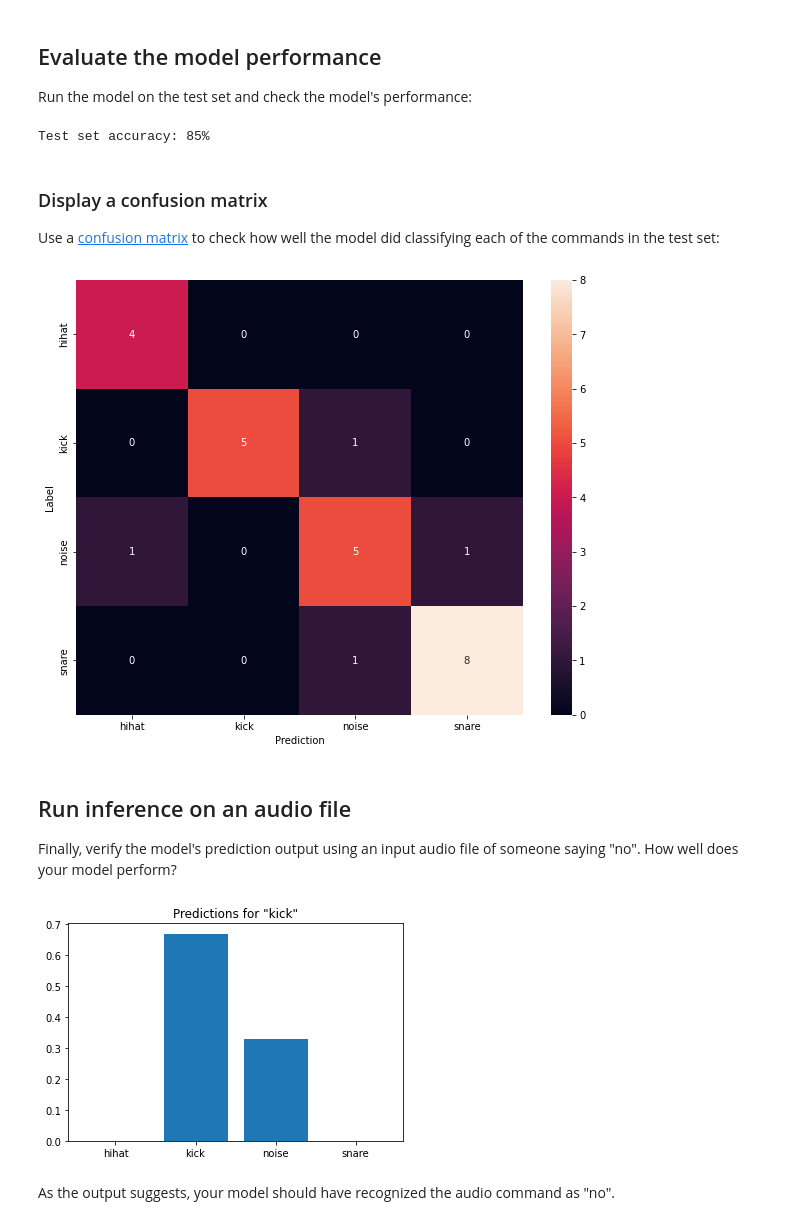
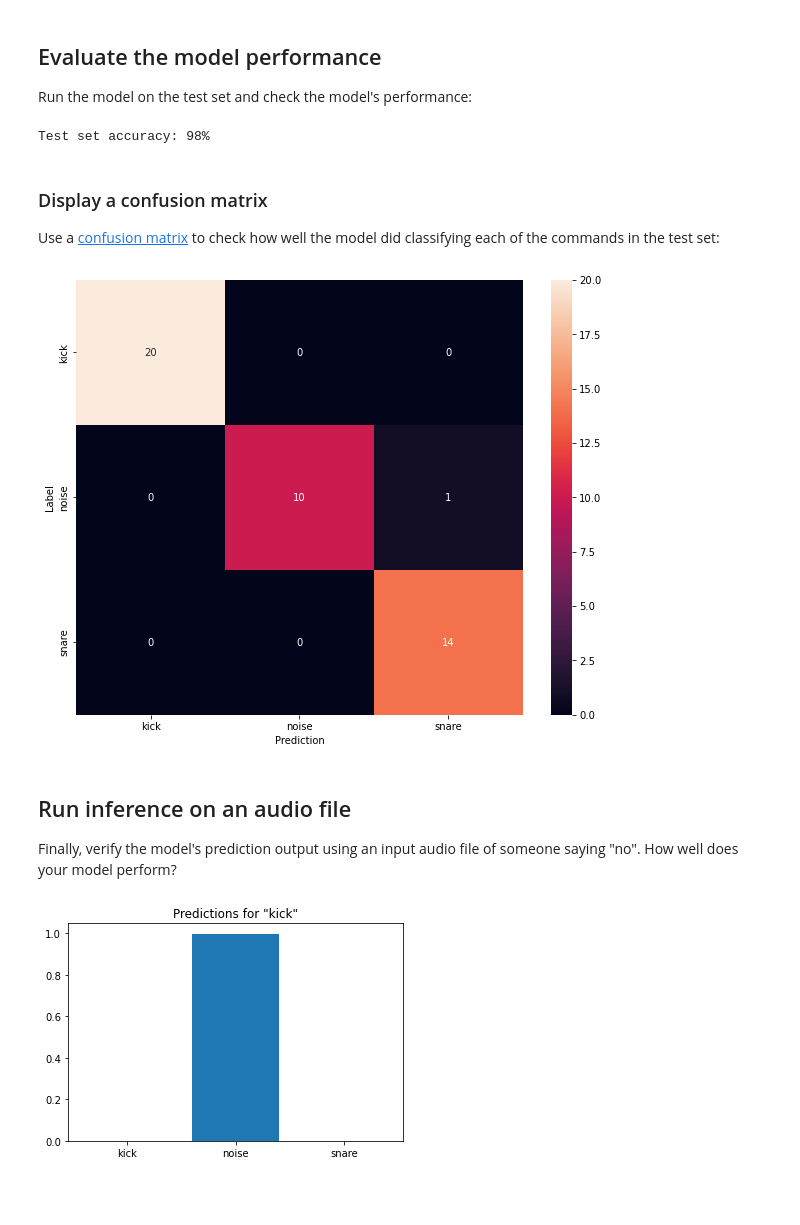
Before and after one commit to RafaSRibeiro/WaveDetect, a Jupyter notebook: jupyter/work/simple_audio.ipynb, the cells around one changed output. Cells and saved outputs as stored; diff of their text form; code cells hidden in the pictures; blank space fills up the shorter version.

Commit message:
Ajustes de modelo Ajustes em commandos

```diff
--- a/jupyter/work/simple_audio.ipynb
+++ b/jupyter/work/simple_audio.ipynb
@@ -95,9 +83,9 @@ To enable them in other operations, rebuild TensorFlow with the appropriate comp
 # %% [markdown]
 Split `filenames` into training, validation and test sets using a 80:10:10 ratio, respectively:
 # %%
-train_files = filenames[:217]
-val_files = filenames[218: 245]
-test_files = filenames[246:272]
+train_files = filenames[:368]
+val_files = filenames[369: 415]
+test_files = filenames[416:461]
 
 print('Training set size', len(train_files))
 print('Validation set size', len(val_files))
@@ -217,7 +205,7 @@ def get_spectrogram(waveform):
   equal_length = tf.concat([waveform, zero_padding], 0)
   # Convert the waveform to a spectrogram via a STFT.
   spectrogram = tf.signal.stft(
-      equal_length, frame_length=255, frame_step=128)
+      equal_length, frame_length=255, frame_step=32)
   # Obtain the magnitude of the STFT.
   spectrogram = tf.abs(spectrogram)
   # Add a `channels` dimension, so that the spectrogram can be used
@@ -289,8 +277,8 @@ spectrogram_ds = waveform_ds.map(
 # %% [markdown]
 Examine the spectrograms for different examples of the dataset:
 # %%
-rows = 3
-cols = 3
+rows = 5
+cols = 5
 n = rows*cols
 fig, axes = plt.subplots(rows, cols, figsize=(10, 10))
 
@@ -401,7 +389,7 @@ model.compile(
 # %% [markdown]
 Train the model over 10 epochs for demonstration purposes:
 # %%
-EPOCHS = 10
+EPOCHS = 20
 history = model.fit(
     train_ds,
     validation_data=val_ds,
@@ -457,7 +445,7 @@ y_true = test_labels
 test_acc = sum(y_pred == y_true) / len(y_true)
 print(f'Test set accuracy: {test_acc:.0%}')
 # %% [output]
-Test set accuracy: 85%
+Test set accuracy: 98%
 # %% [markdown]
 ### Display a confusion matrix
 
@@ -473,26 +461,23 @@ plt.xlabel('Prediction')
 plt.ylabel('Label')
 plt.show()
 # %% [output]
-[figure, old version]
+[figure, new version]
 # %% [markdown]
 ## Run inference on an audio file
 
 Finally, verify the model's prediction output using an input audio file of someone saying "no". How well does your model perform?
 # %%
 data_test_dir = pathlib.Path('./dataset/test')
-sample_file = data_test_dir/'kick/kick001.wav'
-# sample_file = data_test_dir/'snare/snare001.wav'
-# sample_file = data_test_dir/'hihat/hihat001.wav'
-# sample_file = data_test_dir/'noise/noise002.wav'
+# sample_file = data_test_dir/'kick.wav'
+# sample_file = data_test_dir/'snare.wav'
+sample_file = data_test_dir/'noise.wav'
 
 sample_ds = preprocess_dataset([str(sample_file)])
 
 for spectrogram, label in sample_ds.batch(1):
   prediction = model(spectrogram)
   plt.bar(commands, tf.nn.softmax(prediction[0]))
   plt.title(f'Predictions for "{commands[label[0]]}"')
   plt.show()
 # %% [output]
-[figure, old version]
+[figure, new version]
-# %% [markdown]
-As the output suggests, your model should have recognized the audio command as "no".
```
Also changed, not shown: parts of 15 cells of this notebook, 4 other files.
